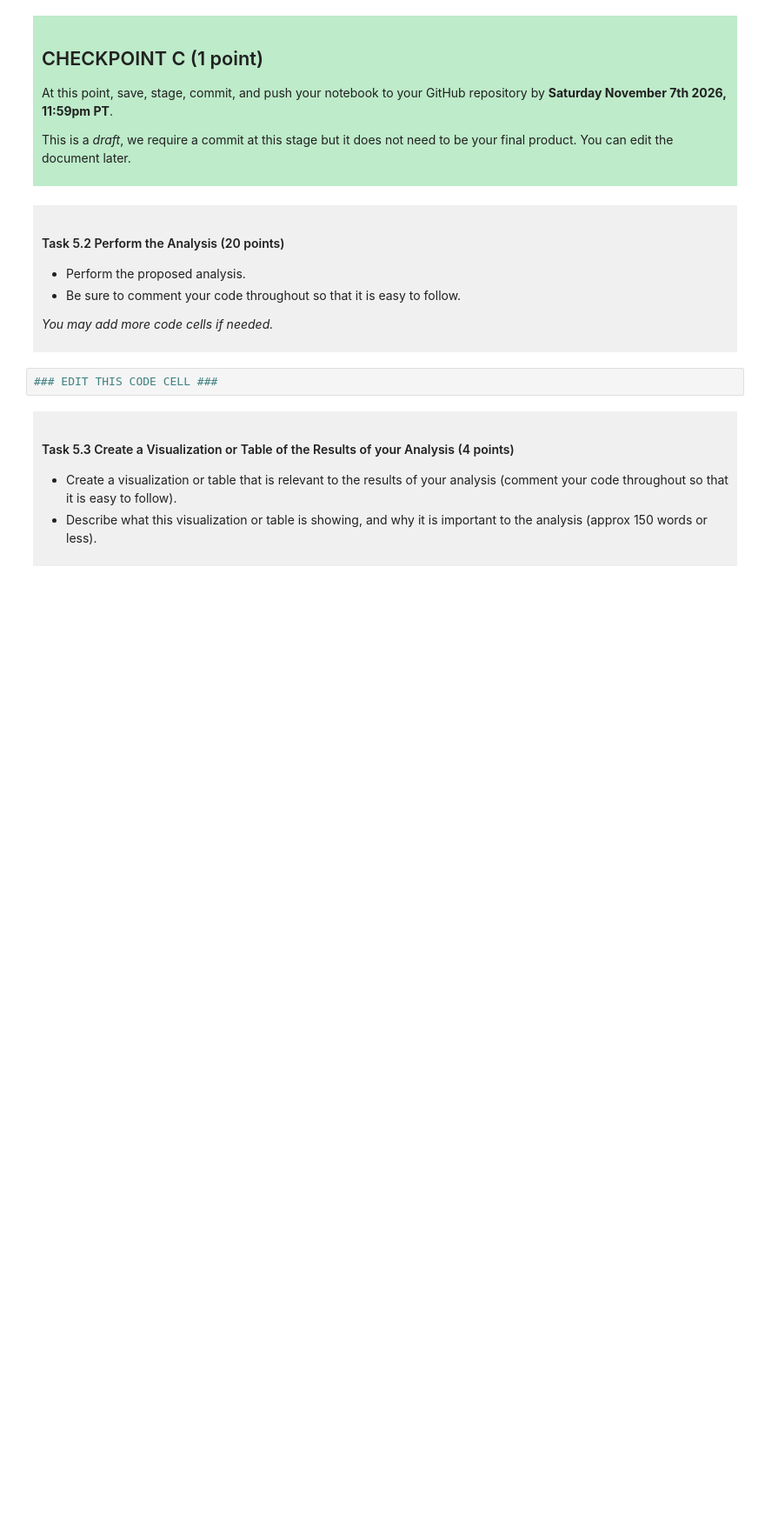
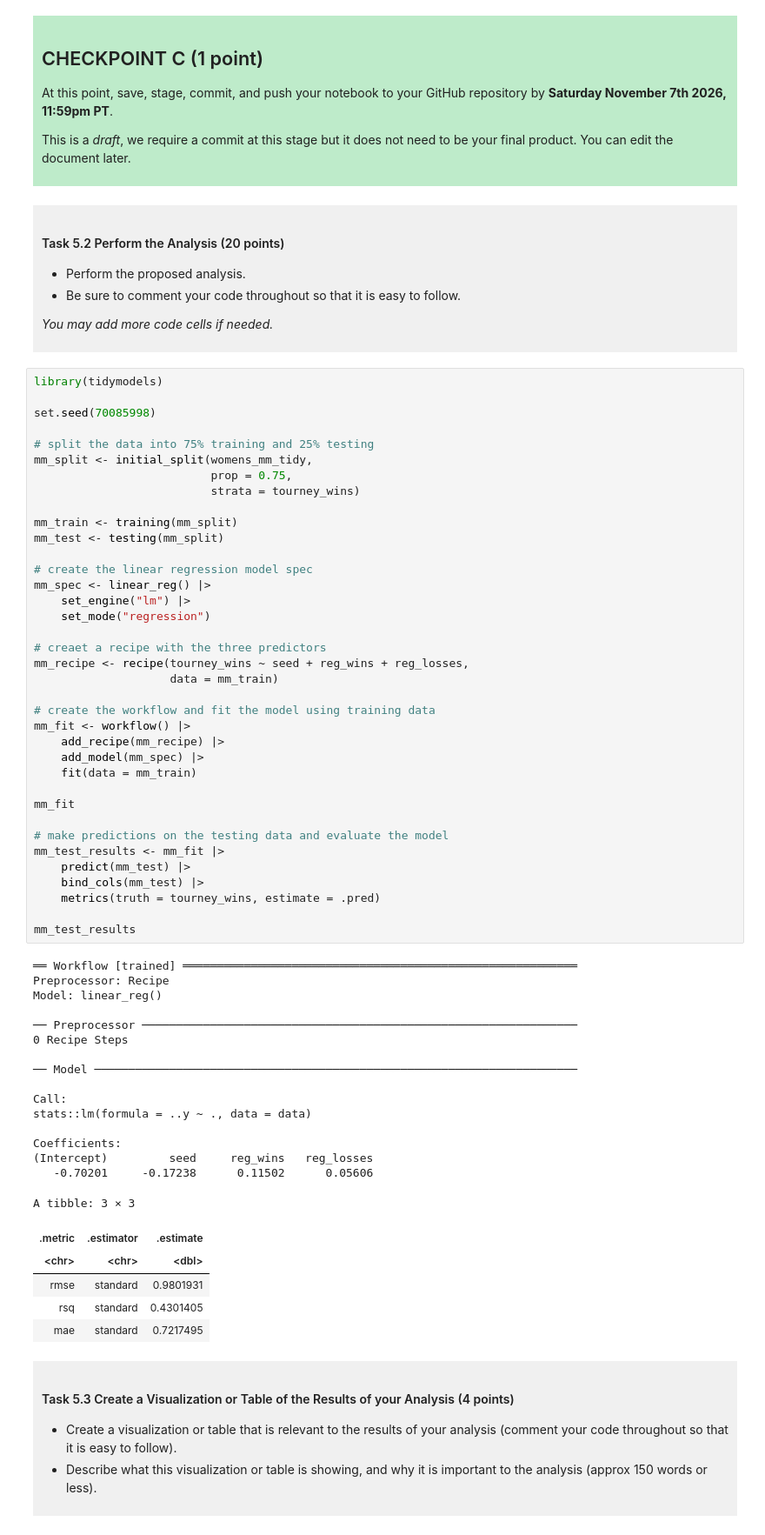
Before and after one commit to CrazyAligator92/dsci-100-project-mobin-javadi, a Jupyter notebook: dsci-100-project-notebook.ipynb, the cells around one changed output. Shown at 87% size. Drawn from its saved outputs; the diff is of its cells as text; blank space fills up the shorter version.

```diff
--- a/dsci-100-project-notebook.ipynb
+++ b/dsci-100-project-notebook.ipynb
@@ -494,7 +494,64 @@ This is a *draft*, we require a commit at this stage but it does not need to be
 
 </div>
 # %%
-### EDIT THIS CODE CELL ###
+library(tidymodels)
+
+set.seed(70085998)
+
+# split the data into 75% training and 25% testing
+mm_split <- initial_split(womens_mm_tidy,
+                          prop = 0.75,
+                          strata = tourney_wins)
+
+mm_train <- training(mm_split)
+mm_test <- testing(mm_split)
+
+# create the linear regression model spec
+mm_spec <- linear_reg() |>
+    set_engine("lm") |>
+    set_mode("regression")
+
+# creaet a recipe with the three predictors
+mm_recipe <- recipe(tourney_wins ~ seed + reg_wins + reg_losses,
+                    data = mm_train)
+
+# create the workflow and fit the model using training data
+mm_fit <- workflow() |>
+    add_recipe(mm_recipe) |>
+    add_model(mm_spec) |>
+    fit(data = mm_train)
+
+mm_fit
+
+# make predictions on the testing data and evaluate the model
+mm_test_results <- mm_fit |>
+    predict(mm_test) |>
+    bind_cols(mm_test) |>
+    metrics(truth = tourney_wins, estimate = .pred)
+
+mm_test_results
+# %% [output]
+══ Workflow [trained] ══════════════════════════════════════════════════════════
+Preprocessor: Recipe
+Model: linear_reg()
+
+── Preprocessor ────────────────────────────────────────────────────────────────
+0 Recipe Steps
+
+── Model ───────────────────────────────────────────────────────────────────────
+
+Call:
+stats::lm(formula = ..y ~ ., data = data)
+
+Coefficients:
+(Intercept)         seed     reg_wins   reg_losses
+   -0.70201     -0.17238      0.11502      0.05606
+A tibble: 3 × 3
+| .metric | .estimator | .estimate |
+| <chr> | <chr> | <dbl> |
+| rmse | standard | 0.9801931 |
+| rsq | standard | 0.4301405 |
+| mae | standard | 0.7217495 |
 # %% [markdown]
 <div style="background-color: #f0f0f0; padding: 10px;">
 
```
Also changed, not shown: parts of 7 cells of this notebook.
